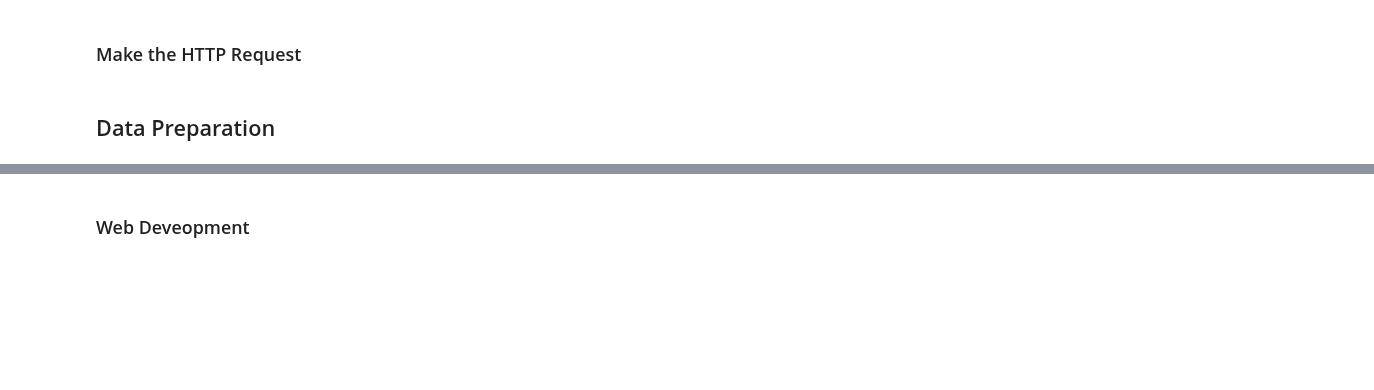
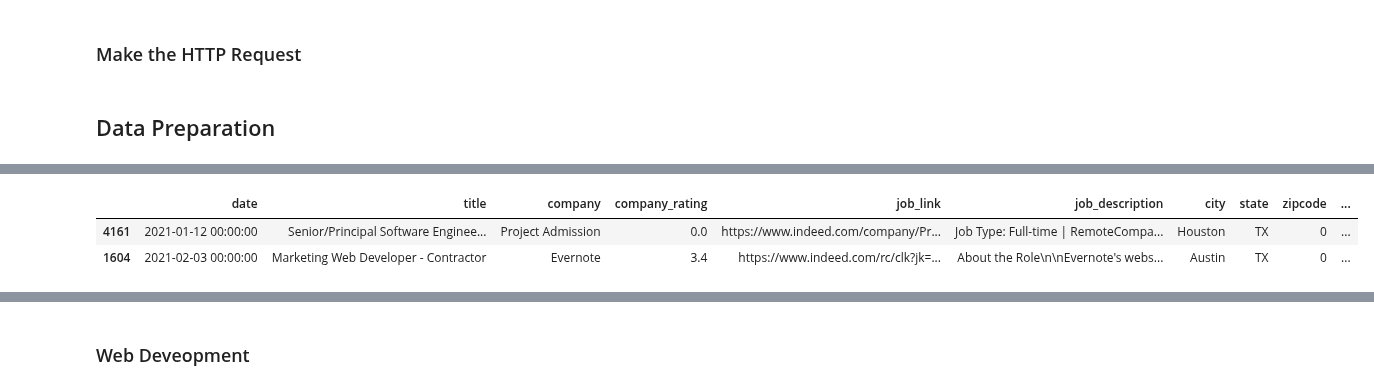
Before and after one commit to Blue-Owl-Data/Job-Search-Dashboard, a Jupyter notebook: notebook/MVP_Shi.ipynb, the cells around one changed output, grey strips where cells are left out. Saved outputs shown, nothing was run; the diff lists cells and outputs as text; code cells hidden in the pictures; blank space fills up the shorter version.

```diff
--- a/notebook/MVP_Shi.ipynb
+++ b/notebook/MVP_Shi.ipynb
@@ -489,0 +595,43 @@ def transform_old_file(df, date_string):
+# %%
+# Define a function to prepare the job posts of web developer
+
+def prepare_job_posts_indeed():
+    '''
+   The function cleans the csv file of web developer job posts and save as json.
+    '''
+    # Read the job posts of web developer in TX
+    database = env_Shi.database
+    initials = job_title_initials()
+    df = pd.read_csv(f"{database}df_{initials}_tx_backup.csv")
+    # Create columns of city, state, and zipcode
+    location = df.location.str.split(', ', expand=True)
+    location.columns = ['city', 'zipcode']
+    location.city = location.city.apply(lambda i: 0 if i == 'United States' else i)
+    location.city = location.city.apply(lambda i: 0 if i == 'Texas' else i)
+    location.zipcode = location.zipcode.apply(lambda i: 0 if re.findall(r"(\d+)", str(i)) == []
+                                          else re.findall(r"(\d+)", str(i))[0])
+    df['city'] = location.city
+    df['state'] = 'TX'
+    df['zipcode'] = location.zipcode
+    # Replace the missing values in the company rating with 0
+    df.company_rating = df.company_rating.apply(lambda i: 0 if i == 'missing' else i)
+    # Clean the text in the job description
+    df = MVP_Bojado.prep_job_description_data(df, 'job_description')
+    # Clean the job title
+    df.title = df.title.apply(clean_job_title)
+    # Drop the redundant columns post_age and location
+    redundant_cols = ['post_age', 'location', 'tokenized', 'stemmed', 'lemmatized']
+    df = df.drop(columns=redundant_cols)
+    # Alther the data type of company_rating and zipcode
+    df.company_rating = df.company_rating.apply(lambda i: float(i))
+    df.zipcode = df.zipcode.apply(lambda i: int(i))
+    # Save a JSON version of the prepared data
+    df.to_json(f"{database}df_{initials}_tx_prepared_backup.json", orient='records')
+    return df
+# %%
+%%time
+
+# Test the function: prepare_job_posts_indeed_wd
+df_test = prepare_job_posts_indeed()
+df_test.sample(2)
+# %% [output]
@@ -489,0 +642,3 @@ def transform_old_file(df, date_string):
+|  | date | title | company | company_rating | job_link | job_description | city | state | zipcode | ... |
+| 4161 | 2021-01-12 00:00:00 | Senior/Principal Software Enginee... | Project Admission | 0.0 | https://www.indeed.com/company/Pr... | Job Type: Full-time | RemoteCompa... | Houston | TX | 0 | ... |
+| 1604 | 2021-02-03 00:00:00 | Marketing Web Developer - Contractor | Evernote | 3.4 | https://www.indeed.com/rc/clk?jk=... | About the Role\n\nEvernote's webs... | Austin | TX | 0 | ... |
```
Also changed, not shown: parts of 68 cells of this notebook.
